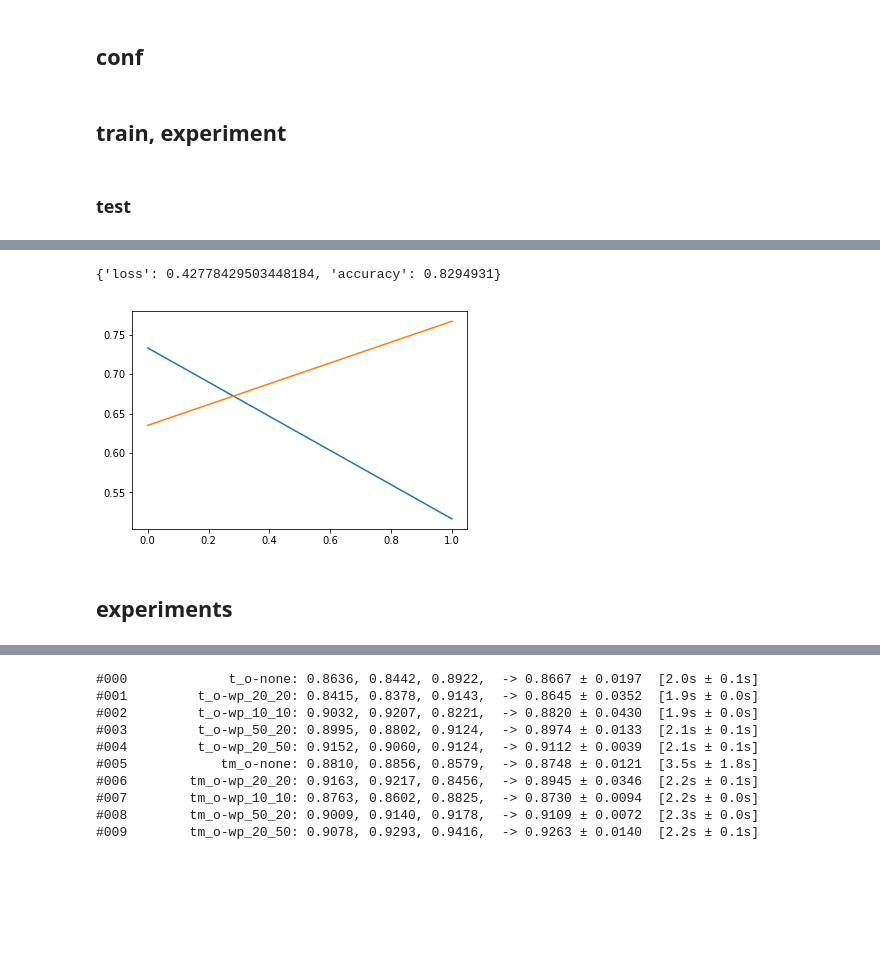
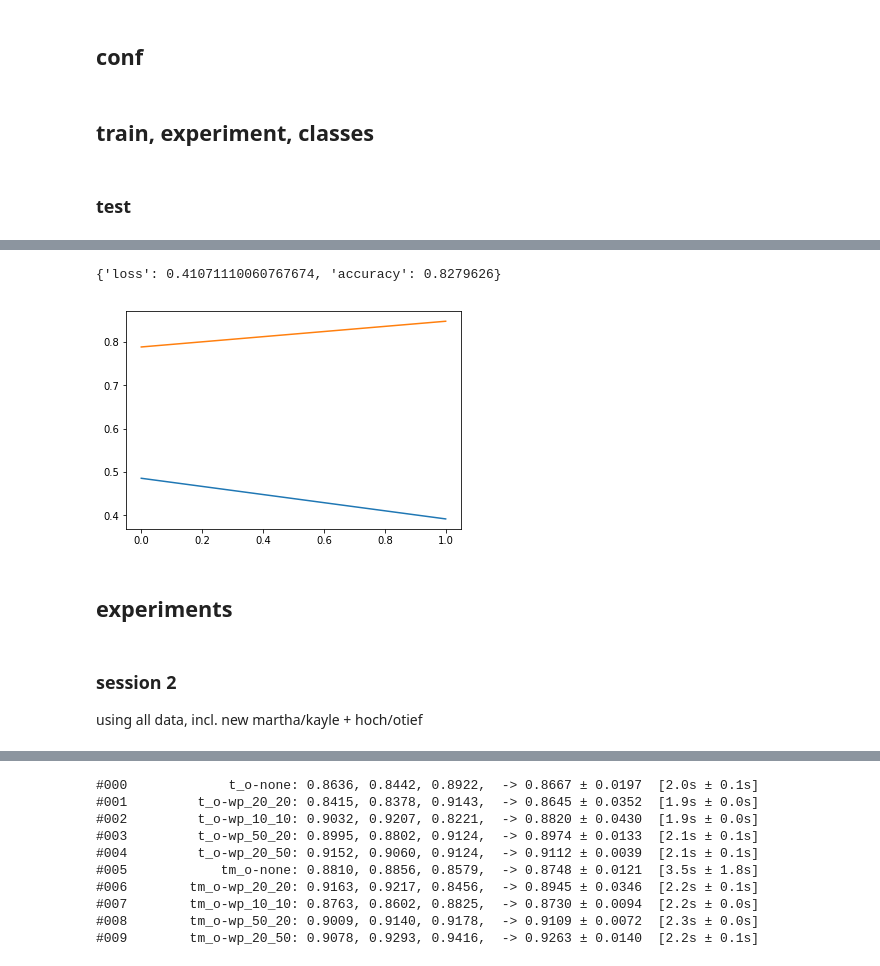
Before and after one commit to nuru-nu/moyo, a Jupyter notebook: notebooks/tf.ipynb, the cells around one changed output, grey strips where cells are left out. Saved outputs shown, nothing was run; the diff lists cells and outputs as text; code cells hidden in the pictures; blank space fills up the shorter version.

Commit message:
improved tf training, split recordings.ipynb, updated README, added another (not too good) model

```diff
--- a/notebooks/tf.ipynb
+++ b/notebooks/tf.ipynb
@@ -56,25 +111,25 @@ ABase(n=7, series=6, what=o:3|t:2|m:1|w:1, who=g:4|a:3)
 # %%
 DataSet = collections.namedtuple('DataSet', ['x', 'y', 'idxs'])
 
-def x_vs_y(df, x, y):
-    """Returns .query(x) (y=0) vs. .query(y) (y=1)."""
-    x0s = list(df.query(x).logmel.values)
-    x1s = list(df.query(y).logmel.values)
-    x0 = np.concatenate(x0s, axis=0)
-    x1 = np.concatenate(x1s, axis=0)
-    x = np.concatenate([x0, x1])
+def df_vs_df(df1, df2):
+    """Returns df1 (y=0) vs. df2 (y=1)."""
+    x0s = list(df1.logmel.values)
+    x1s = list(df2.logmel.values)
+    x0 = np.concatenate(x0s, axis=0) if x0s else []
+    x1 = np.concatenate(x1s, axis=0) if x1s else []
+    if len(x0) > 0 and len(x1) > 0:
+        x = np.concatenate([x0, x1])
+    else:
+        x = x0 if x0 else x1
     y = np.concatenate([
-        np.zeros(x0.shape[0], dtype=np.int64),
-        np.ones(x1.shape[0], dtype=np.int64),
+        np.zeros(len(x0), dtype=np.int64),
+        np.ones(len(x1), dtype=np.int64),
     ])
     idxs = [len(_) for _ in x0s] + [len(_) for _ in x1s]
     return DataSet(x, y, idxs)
 
-def t_vs_o(df):
-    return x_vs_y(df, x='what == "t"', y='what == "o"')
-
-def tm_vs_o(df):
-    return x_vs_y(df, x='what == "t" or what =="m"', y='what == "o"')
+def x_vs_y(df, x, y):
+    return df_vs_df(df.query(x), df.query(y))
 
 from PIL import Image
 
@@ -119,8 +174,9 @@ def with_previous(ds, n, d=None):
     return unpad(DataSet(augmented, padded.y, padded.idxs), pad_width=n)
 # %%
 n, d = 20, 20
-ds = with_previous(t_vs_o(ab_train.df), n=n, d=d)
+ds = df_vs_df(*split_df(ab_train.df, 't_o'))
+ds = with_previous(ds, n=n, d=d)
 
 plt.matshow(ds.x[2800:3800, :].T, cmap='jet')
-ds.x.shape, ds.y.shape, ds.idxs[:10]
+ds.x.shape, ds.y.shape, ds.idxs[:10], ds.y.mean()
 # %% [output]
@@ -178,17 +236,12 @@ conf_base = TfConf(
     runs=3,
 )
 # %% [markdown]
-## train, experiment
+## train, experiment, classes
 # %%
 TrainEvalResults = collections.namedtuple('TrainEvalResults', ['conf', 'model', 'history', 'metrics'])
 
 def make_ds(conf, df):
-    if conf.classes == 't_o':
-        ds = x_vs_y(df, 'what == "t"', 'what == "o"')
-    elif conf.classes == 'tm_o':
-        ds = x_vs_y(df, 'what == "t" or what == "m"', 'what == "o"')
-    else:
-        raise ValueError('unknown classes: "{}"'.format(conf.classes))
+    ds = df_vs_df(*split_df(df, conf.classes))
     if conf.preprocessor == 'none':
         pass
     elif conf.preprocessor[:3] == 'wp_':
@@ -264,7 +317,7 @@ def experiments(confs, keys):
 # %% [markdown]
 ### test
 # %%
-ter = train_eval(conf_base.spawn(epochs=2))
+ter = train_eval(conf_base.spawn(epochs=2, classes='tmi_os'))
 plt.plot(ter.history['loss'])
 plt.plot(ter.history['accuracy'])
 ter.metrics
@@ -289,5 +342,5 @@ Epoch 2/2
-{'loss': 0.42778429503448184, 'accuracy': 0.8294931}
+{'loss': 0.41071110060767674, 'accuracy': 0.8279626}
-[figure, old version]
+[figure, new version]
 # %% [markdown]
 ## experiments
 # %%
@@ -312,3 +365,7 @@ def plot_df(result, df):
         y_ = result.model.predict(x)
         plt.plot(y_[:, 1], cols[y.min()])
         i0 += idx
+# %% [markdown]
+### session 2
+
+using all data, incl. new martha/kayle + hoch/otief
```
Also changed, not shown: parts of 34 cells of this notebook, 10 other files.
